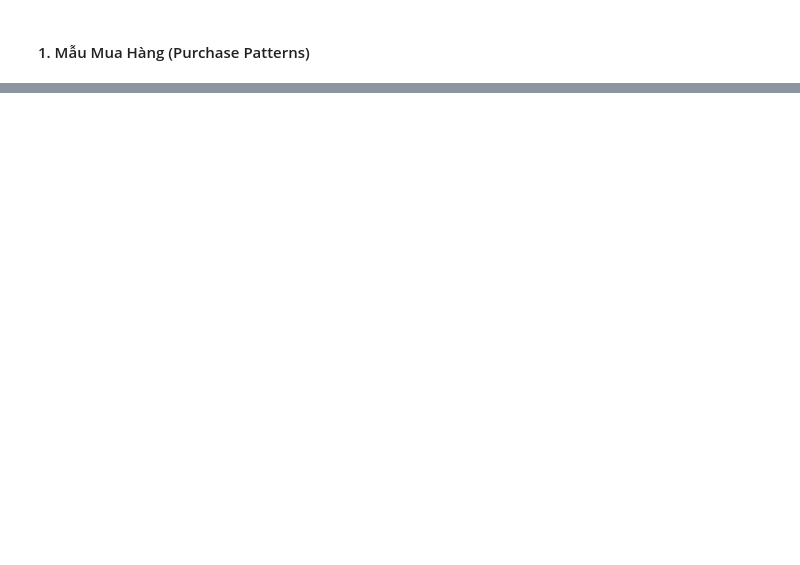
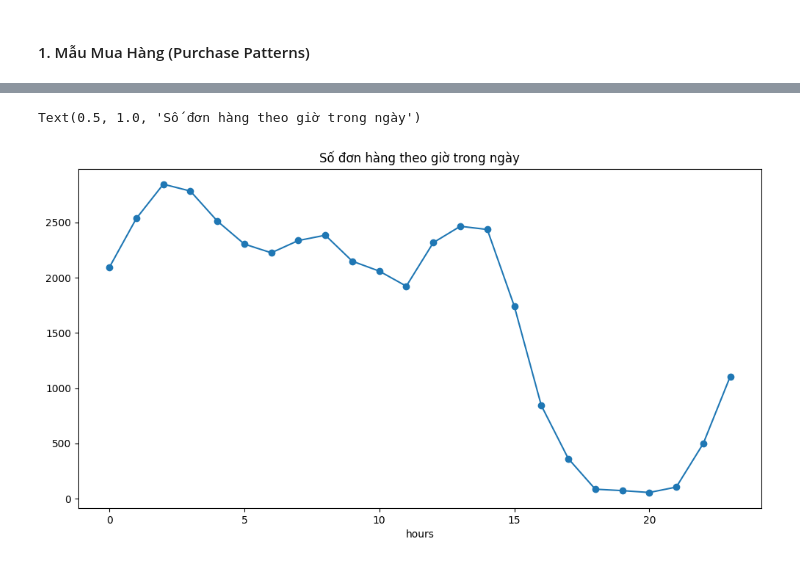
Before and after one commit to LeVanDuy26/Winner_Group_Analytics, a Jupyter notebook: 4.EDA_Gold/2_Customer_Metrics.ipynb, the cells around one changed output, grey strips where cells are left out. Cells and saved outputs as stored; diff of their text form; code cells hidden in the pictures; blank space fills up the shorter version.

```diff
--- a/4.EDA_Gold/2_Customer_Metrics.ipynb
+++ b/4.EDA_Gold/2_Customer_Metrics.ipynb
@@ -414,0 +384,4 @@ orders_patterns = prepare_purchase_patterns_data()
+# %%
+# Merge order and date
+df_orders_date = df_orders.merge(df_date, on = 'date_id', how = 'left')
+df_orders_date.head(2)
@@ -414,0 +414,4 @@ orders_patterns = prepare_purchase_patterns_data()
+# %%
+# doanh thu va don hang theo gio
+df_orders_date['hours'] = df_orders_date['inserted_at'].dt.hour
+df_orders_date.head(2)
@@ -414,0 +422,8 @@ orders_patterns = prepare_purchase_patterns_data()
+# %%
+Doanh_thu_theo_gio = df_orders_date.groupby('hours').agg({
+    'order_id' : 'count',
+    'total_price' : 'sum',
+    'total_price_after_sub_discount' : 'sum',
+    'total_discount' : 'sum'
+})
+Doanh_thu_theo_gio.columns = ['So_don_hang', 'Doanh_thu', 'Doanh_thu_sau_giam_gia', 'Tong_giam_gia']
@@ -414,0 +451,7 @@ orders_patterns = prepare_purchase_patterns_data()
+# %%
+plt.figure(figsize=(12, 6))
+Doanh_thu_theo_gio['So_don_hang'].plot(kind='line', marker='o')
+plt.title('Số đơn hàng theo giờ trong ngày')
+# %% [output]
+Text(0.5, 1.0, 'Số đơn hàng theo giờ trong ngày')
+[figure, added]
```
Also changed, not shown: parts of 9 cells of this notebook, 3 other files.
